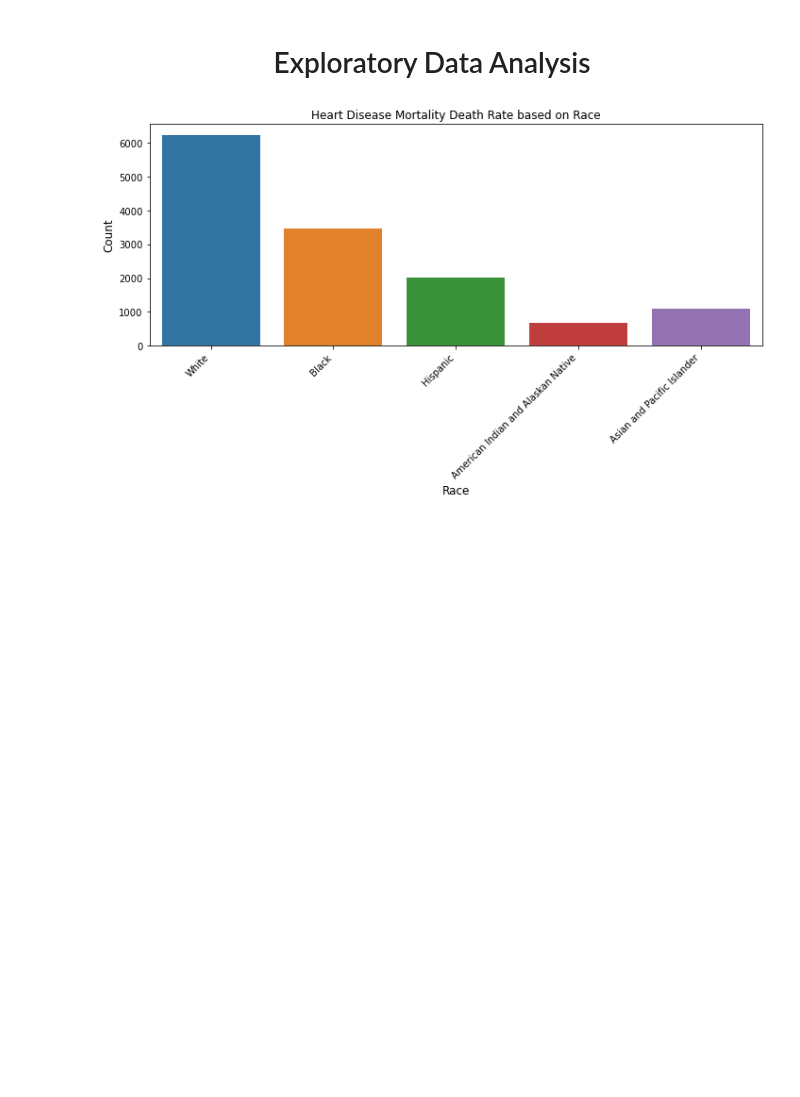
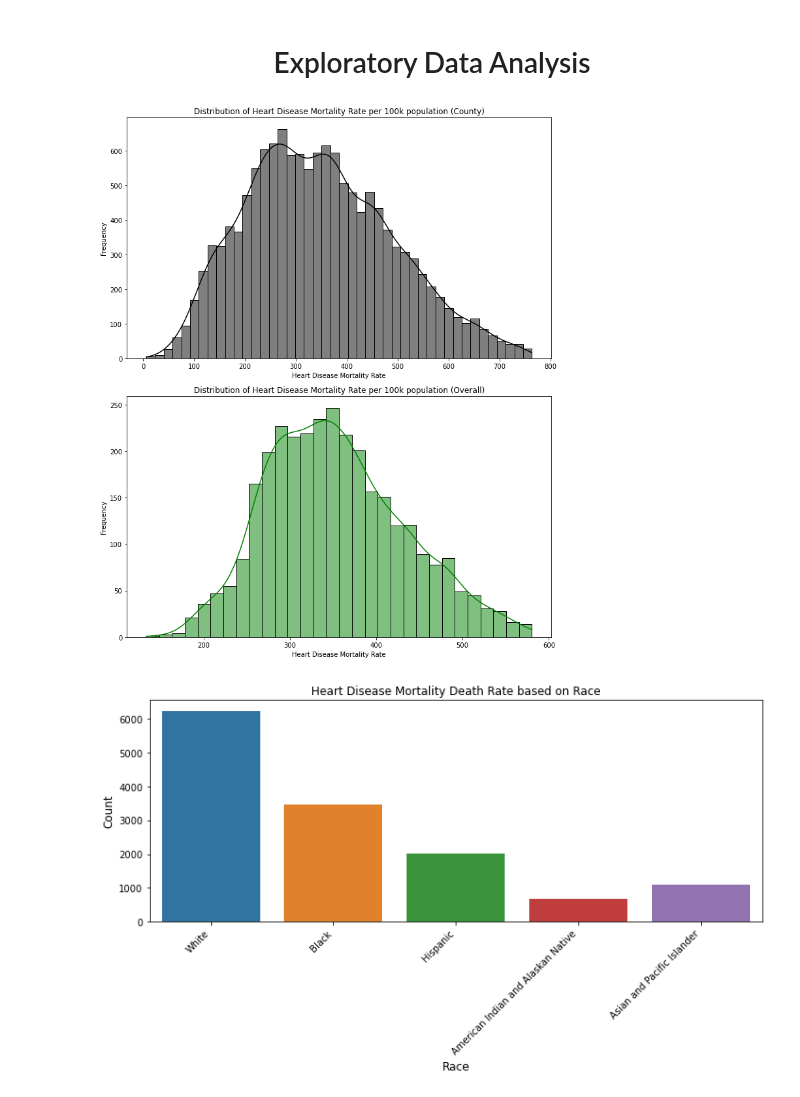
Before and after one commit to Aaron-m-ram/end-to-end-statistical-analysis, a Jupyter notebook: final_proj.ipynb, the cells around one changed output. Cells and saved outputs as stored; diff of their text form; code cells hidden in the pictures; blank space fills up the shorter version.

```diff
--- a/final_proj.ipynb
+++ b/final_proj.ipynb
@@ -100,4 +120,27 @@ cleaned_county_overall_df = find_outliers_iqr(cleaned_county_overall_df, 'Heart
 # %% [markdown]
 <h1 style="font-size:2em; text-align: center;">Exploratory Data Analysis</h1>
+# %%
+import matplotlib.pyplot as plt
+import seaborn as sns
+
+# Create a figure and axes with a 2x1 layout
+fig, axes = plt.subplots(nrows=2, ncols=1, figsize=(10, 12))
+
+# Subplot 1: Histogram for cleaned_county_df
+sns.histplot(cleaned_county_df['Heart Disease per 100k'], bins='auto', kde=True, color='black', ax=axes[0])
+axes[0].set_title('Distribution of Heart Disease Mortality Rate per 100k population (County)')
+axes[0].set_xlabel('Heart Disease Mortality Rate')
+axes[0].set_ylabel('Frequency')
+
+# Subplot 2: Histogram for cleaned_county_overall_df
+sns.histplot(cleaned_county_overall_df['Heart Disease per 100k'], bins='auto', kde=True, color='green', ax=axes[1])
+axes[1].set_title('Distribution of Heart Disease Mortality Rate per 100k population (Overall)')
+axes[1].set_xlabel('Heart Disease Mortality Rate')
+axes[1].set_ylabel('Frequency')
+
+plt.tight_layout()  # Adjust layout to prevent overlapping
+plt.show()
+# %% [output]
+[figure, added]
 # %%
 #Below is for Ethnicity
```
Also changed, not shown: parts of 2 cells of this notebook.
